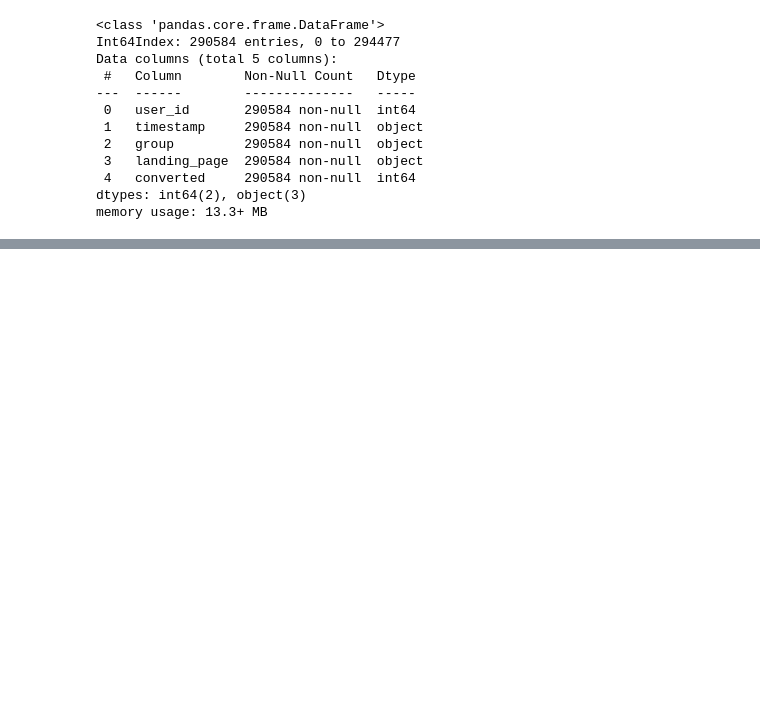
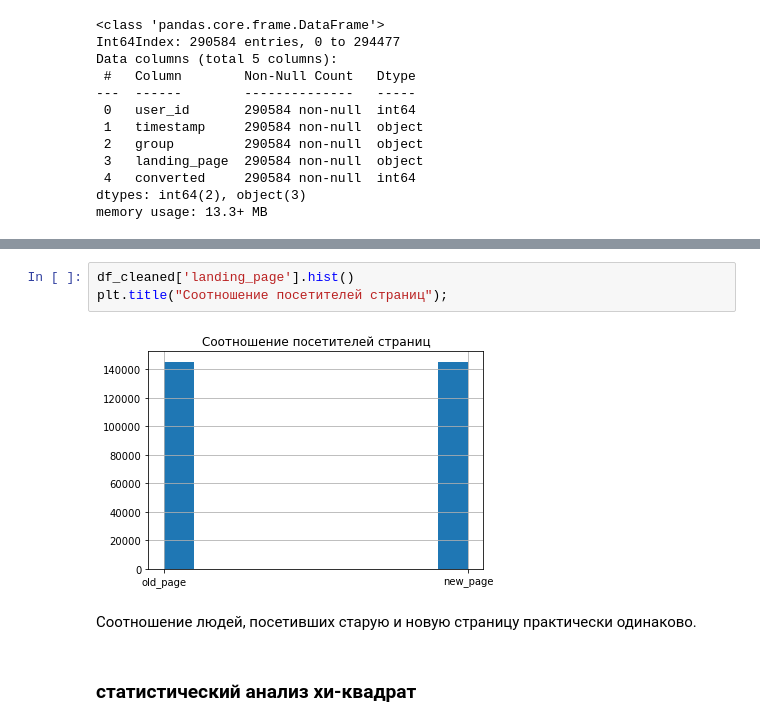
Before and after one commit to Kurnosaya/A-B-testing, a Jupyter notebook: AB_testing.ipynb, the cells around one changed output, grey strips where cells are left out. Drawn from its saved outputs; the diff is of its cells as text; blank space fills up the shorter version.

```diff
--- a/AB_testing.ipynb
+++ b/AB_testing.ipynb
@@ -117,0 +158,9 @@ groups.plot.bar()
+# %%
+df_cleaned['landing_page'].hist()
+plt.title("Соотношение посетителей страниц");
+# %% [output]
+[figure, added]
+# %% [markdown]
+Соотношение людей, посетивших старую и новую страницу практически одинаково.
+# %% [markdown]
+### статистический анализ хи-квадрат
```
Also changed, not shown: parts of 14 cells of this notebook.
